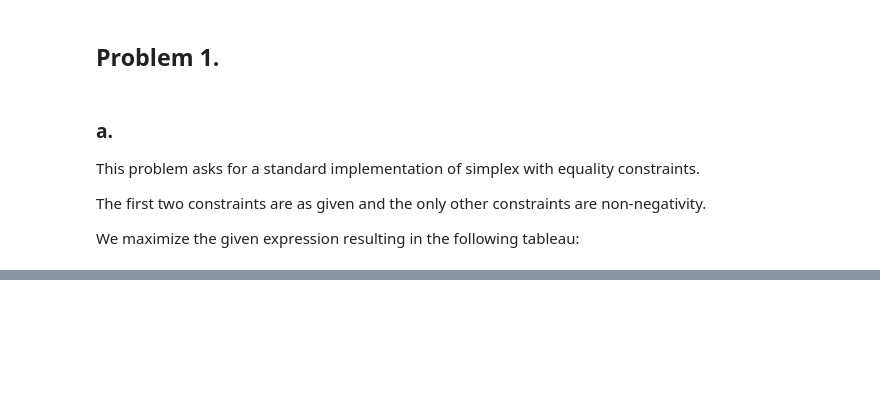
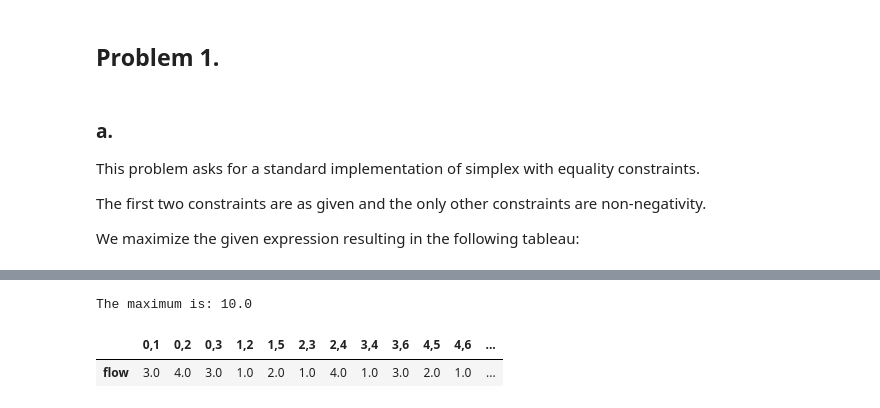
Before and after one commit to aarongraybill/Math210, a Jupyter notebook: ProblemSets/Midterm2/Midterm2.ipynb, the cells around one changed output, grey strips where cells are left out. Saved outputs shown, nothing was run; the diff lists cells and outputs as text; code cells hidden in the pictures; blank space fills up the shorter version.

```diff
--- a/ProblemSets/Midterm2/Midterm2.ipynb
+++ b/ProblemSets/Midterm2/Midterm2.ipynb
@@ -354,0 +368,15 @@ Problem has solution, final tableau is shown above
+# %%
+edge_mat_1=np.transpose(
+    np.array( [
+              [0,0,0,1,1,2,2,3,3,4,4,4,5,6],
+              [1,2,3,2,5,3,4,4,6,5,6,7,7,7],
+              [6,5,3,1,2,1,4,2,3,2,1,3,5,5]]))
+# %%
+#used to make label names:
+  #source: geeksforgeeks.org/python-insert-the-string-at-the-beginning-of-all-items-in-a-list/
+def prepend(list, str):
+
+  # Using '% s'
+  str += '% s'
+  list =  [str % i for i in list]
+  return(list)
@@ -354,0 +443,6 @@ Problem has solution, final tableau is shown above
+# %%
+create_eq_matrix(8,edge_mat_1)[0]
+# %% [output]
+The maximum is: 10.0
+|  | 0,1 | 0,2 | 0,3 | 1,2 | 1,5 | 2,3 | 2,4 | 3,4 | 3,6 | 4,5 | 4,6 | ... |
+| flow | 3.0 | 4.0 | 3.0 | 1.0 | 2.0 | 1.0 | 4.0 | 1.0 | 3.0 | 2.0 | 1.0 | ... |
```
Also changed, not shown: parts of 6 cells of this notebook.
